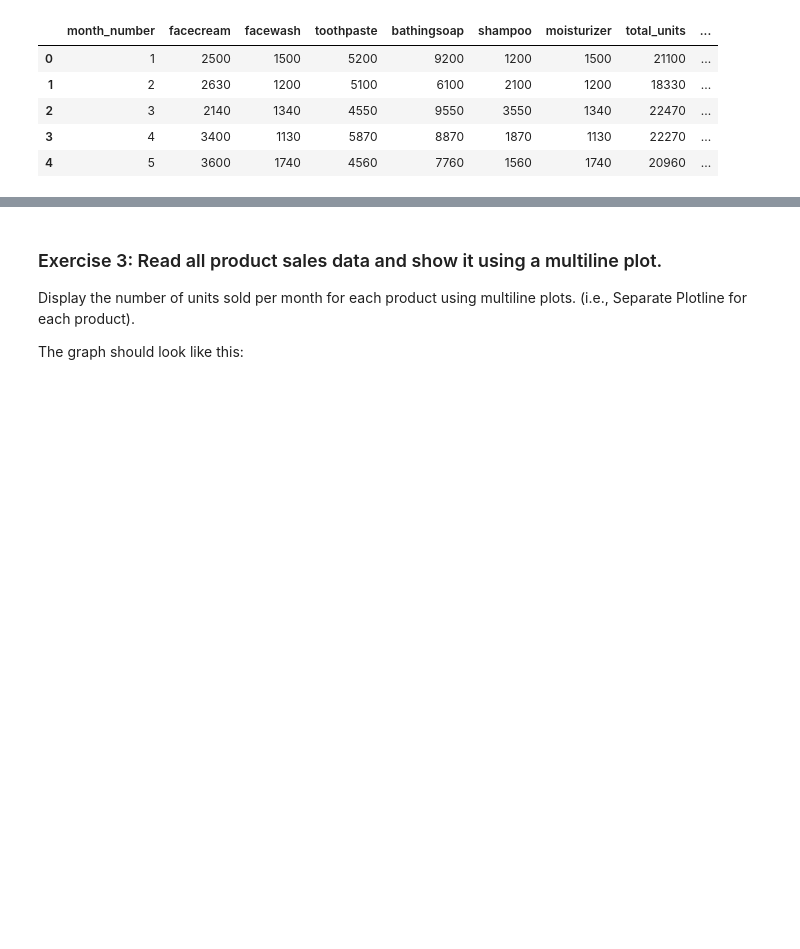
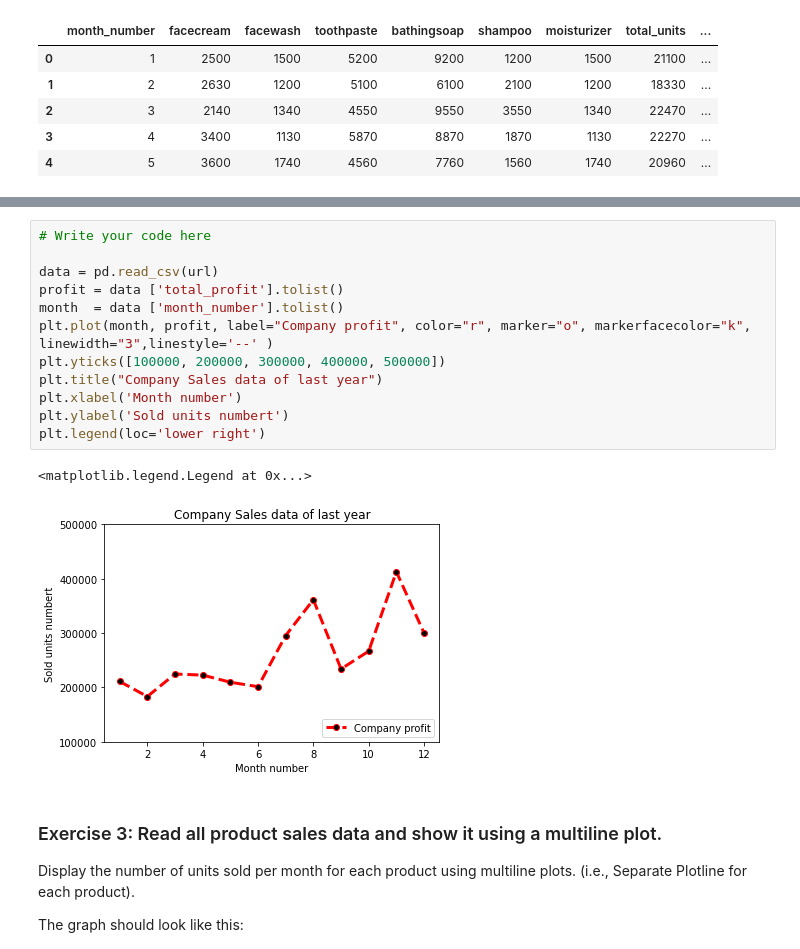
Before and after one commit to fbulbulov/AISpring-exercises, a Jupyter notebook: M1/d10_Matplotlib/Matplotlib_exercises.ipynb, the cells around one changed output, grey strips where cells are left out. Saved outputs shown, nothing was run; the diff lists cells and outputs as text; blank space fills up the shorter version.

```diff
--- a/M1/d10_Matplotlib/Matplotlib_exercises.ipynb
+++ b/M1/d10_Matplotlib/Matplotlib_exercises.ipynb
@@ -60,3 +56,18 @@ The line plot graph should look like this:
+# %%
+# Write your code here
+
+data = pd.read_csv(url)
+profit = data ['total_profit'].tolist()
+month  = data ['month_number'].tolist()
+plt.plot(month, profit, label="Company profit", color="r", marker="o", markerfacecolor="k", linewidth="3",linestyle='--' )
+plt.yticks([100000, 200000, 300000, 400000, 500000])
+plt.title("Company Sales data of last year")
+plt.xlabel('Month number')
+plt.ylabel('Sold units numbert')
+plt.legend(loc='lower right')
+# %% [output]
+<matplotlib.legend.Legend at 0x...>
+[figure, added]
 # %% [markdown]
 ### Exercise 3: Read all product sales data and show it using a multiline plot.
 Display the number of units sold per month for each product using multiline plots. (i.e., Separate Plotline for each product).
```
Also changed, not shown: parts of 2 cells of this notebook.
